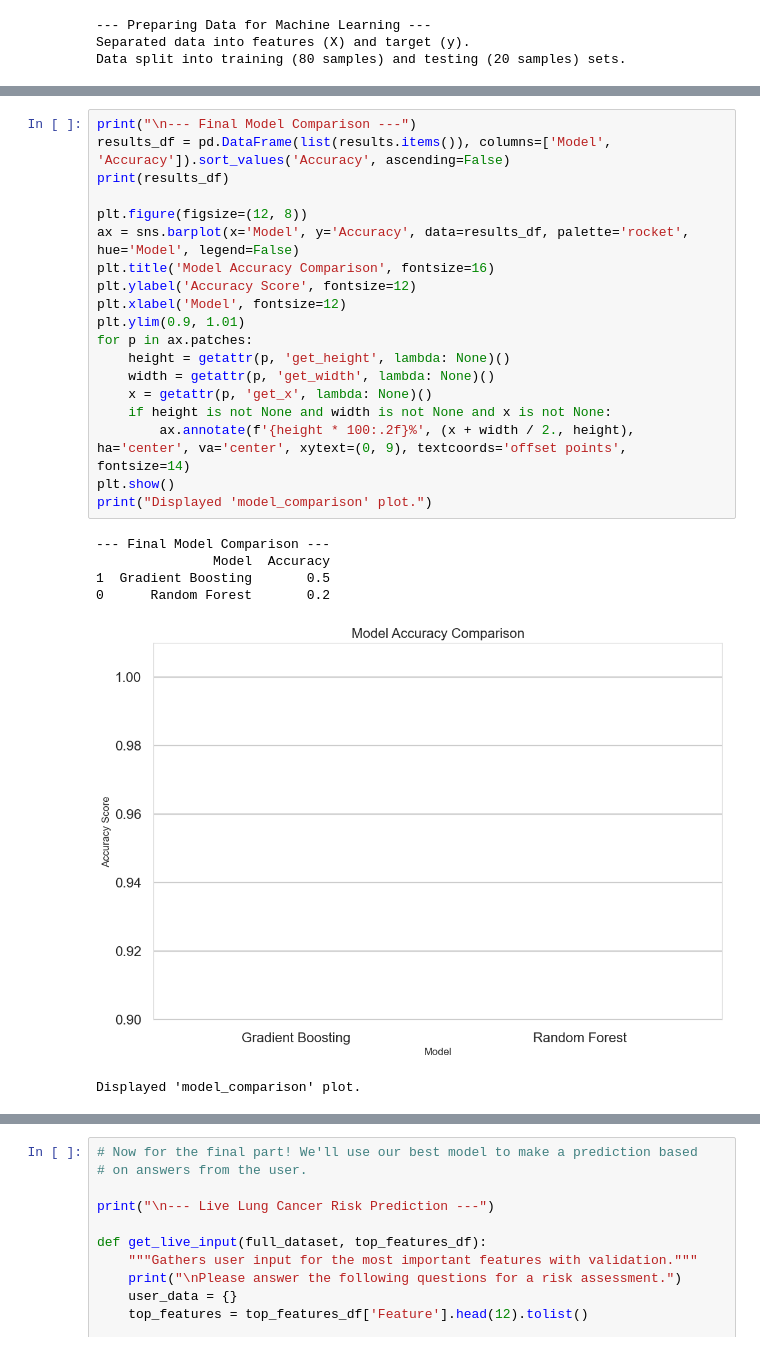
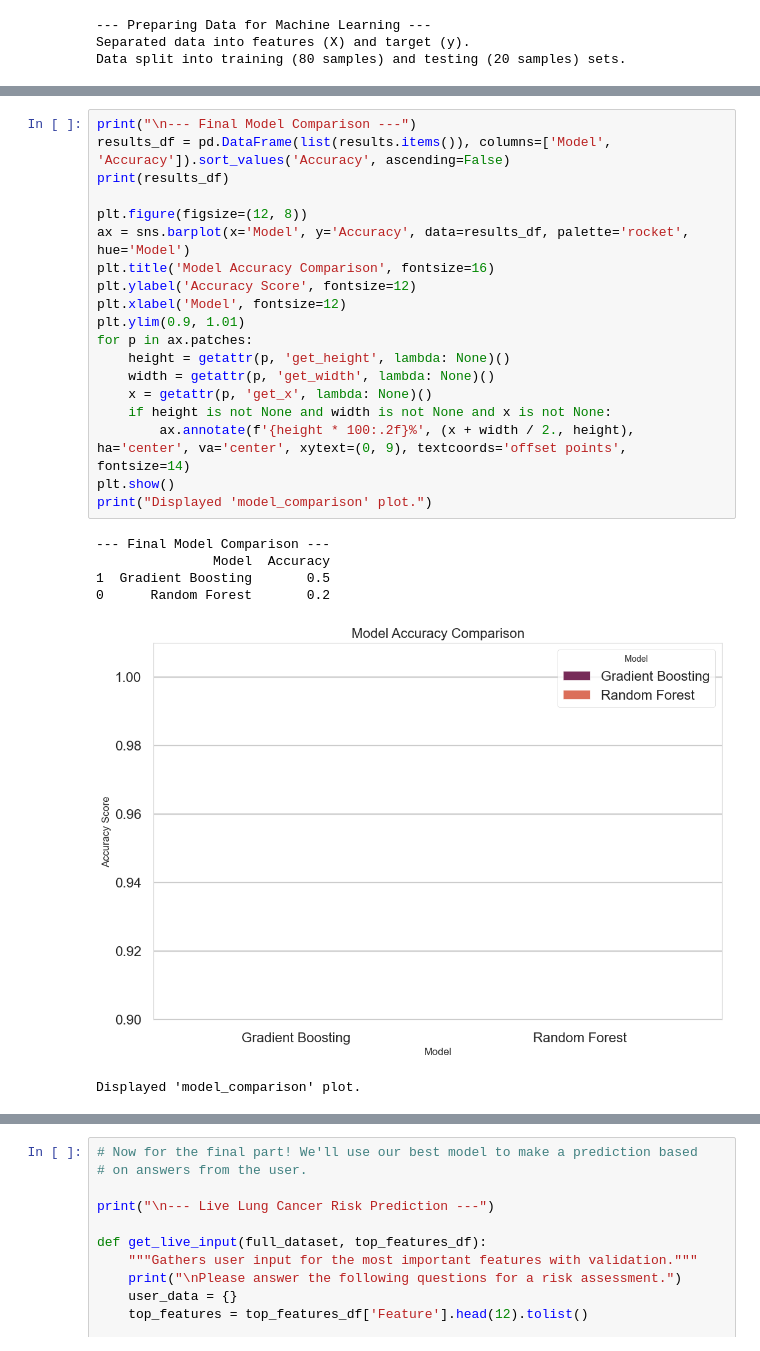
Before and after one commit to AnvayUparkar/AI_Health_prediction, a Jupyter notebook: project/models/Lung Cancer Predicition.ipynb, the cells around one changed output, grey strips where cells are left out. Saved outputs shown, nothing was run; the diff lists cells and outputs as text.

```diff
--- a/project/models/Lung Cancer Predicition.ipynb
+++ b/project/models/Lung Cancer Predicition.ipynb
@@ -392,28 +372,28 @@ Displayed 'Gradient Boosting_confusion_matrix' plot.
 # %%
 print("\n--- Final Model Comparison ---")
 results_df = pd.DataFrame(list(results.items()), columns=['Model', 'Accuracy']).sort_values('Accuracy', ascending=False)
 print(results_df)
 
 plt.figure(figsize=(12, 8))
-ax = sns.barplot(x='Model', y='Accuracy', data=results_df, palette='rocket', hue='Model', legend=False)
+ax = sns.barplot(x='Model', y='Accuracy', data=results_df, palette='rocket', hue='Model')
 plt.title('Model Accuracy Comparison', fontsize=16)
 plt.ylabel('Accuracy Score', fontsize=12)
 plt.xlabel('Model', fontsize=12)
 plt.ylim(0.9, 1.01)
 for p in ax.patches:
     height = getattr(p, 'get_height', lambda: None)()
     width = getattr(p, 'get_width', lambda: None)()
     x = getattr(p, 'get_x', lambda: None)()
     if height is not None and width is not None and x is not None:
         ax.annotate(f'{height * 100:.2f}%', (x + width / 2., height), ha='center', va='center', xytext=(0, 9), textcoords='offset points', fontsize=14)
 plt.show()
 print("Displayed 'model_comparison' plot.")
 # %% [output]
 --- Final Model Comparison ---
                Model  Accuracy
 1  Gradient Boosting       0.5
 0      Random Forest       0.2
-[figure, old version]
+[figure, new version]
 Displayed 'model_comparison' plot.
 # %%
 print("\n--- Feature Importance Analysis ---")
```
Also changed, not shown: parts of 7 cells of this notebook, 9 other files.
